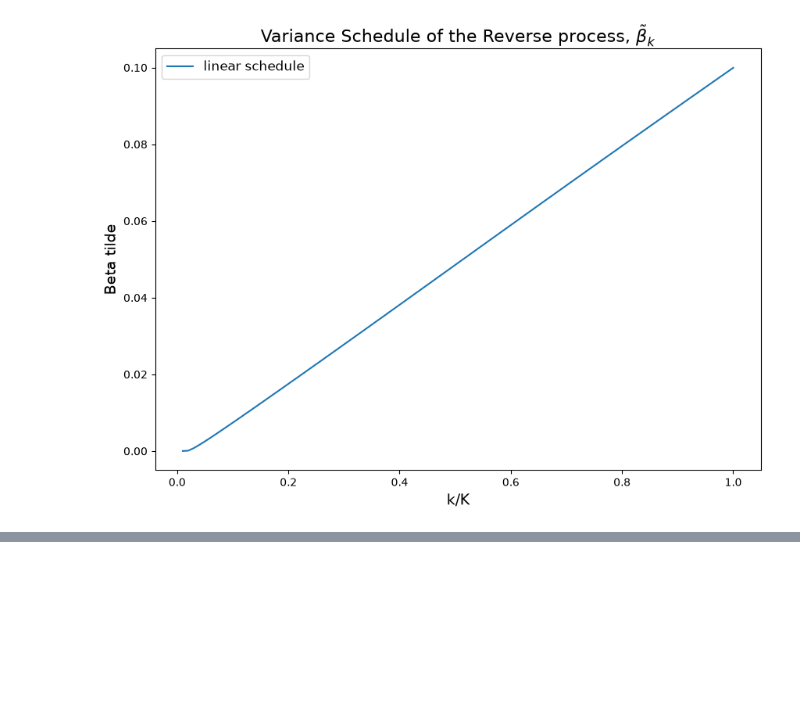
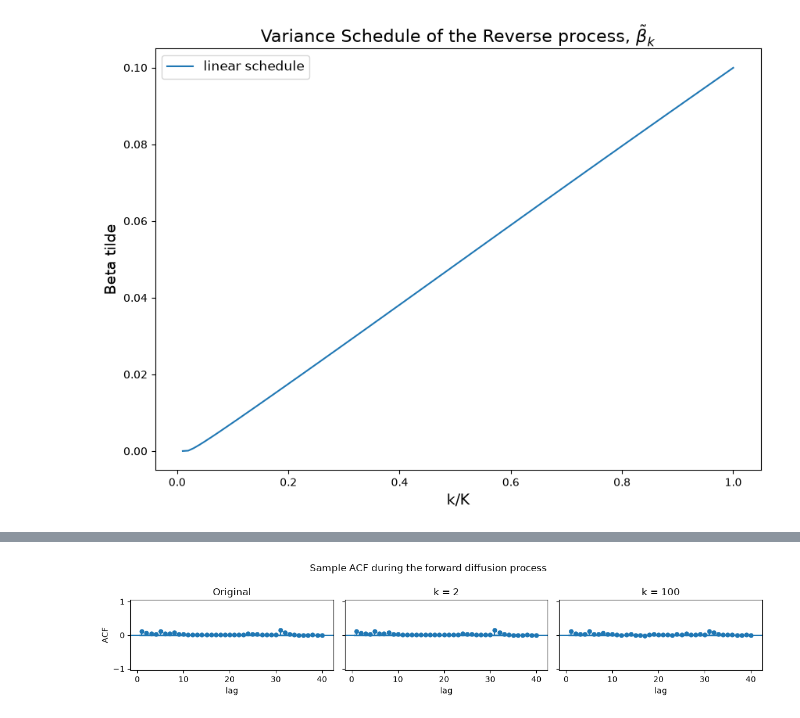
Before and after one commit to jacoporauseo/RC-Diffusion-Models-for-Time-Series-Generation, a Jupyter notebook: Forward.ipynb, the cells around one changed output, grey strips where cells are left out. Saved outputs shown, nothing was run; the diff lists cells and outputs as text; code cells hidden in the pictures; blank space fills up the shorter version.

```diff
--- a/Forward.ipynb
+++ b/Forward.ipynb
@@ -163,0 +228,4 @@ torch.Size([500, 1])
+# %%
+plot_forward_acf(RV_train**2, ddpm, steps=(1,99), nlags=40, alpha=0.05, seed=None)
+# %% [output]
+[figure, added]
```
Also changed, not shown: parts of 19 cells of this notebook.
